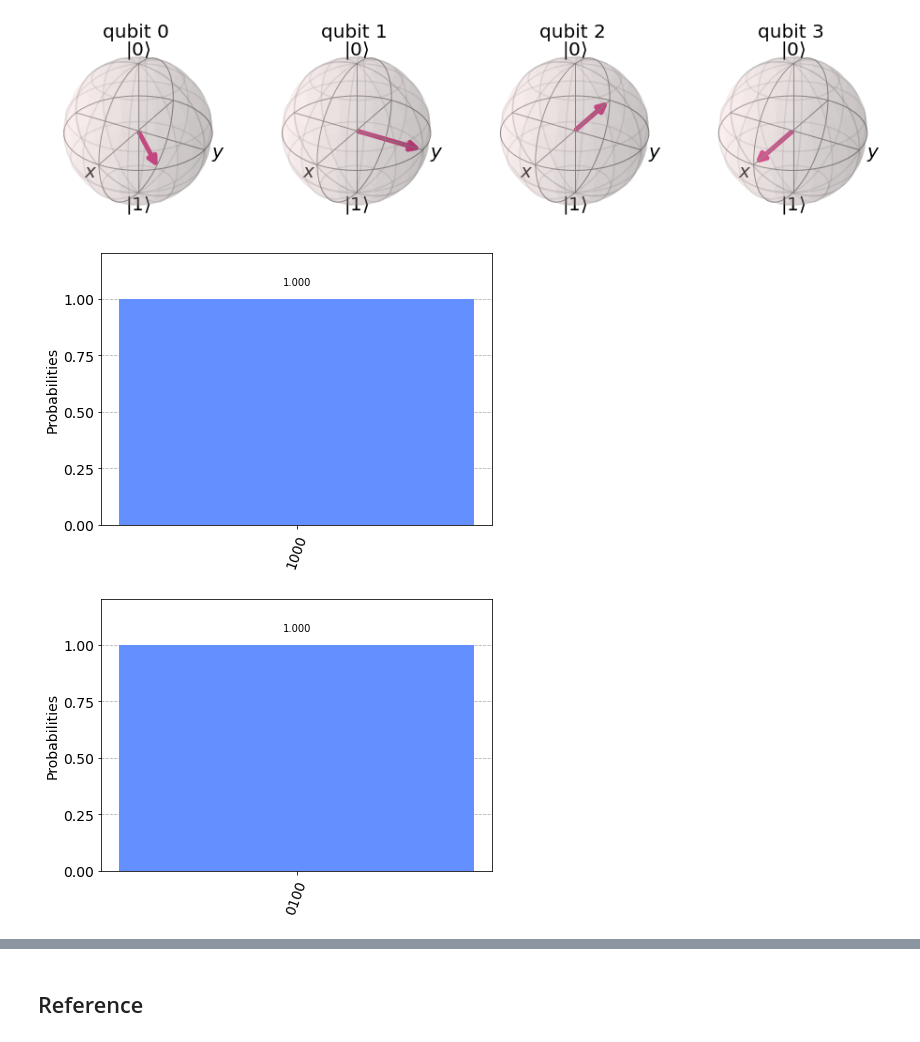
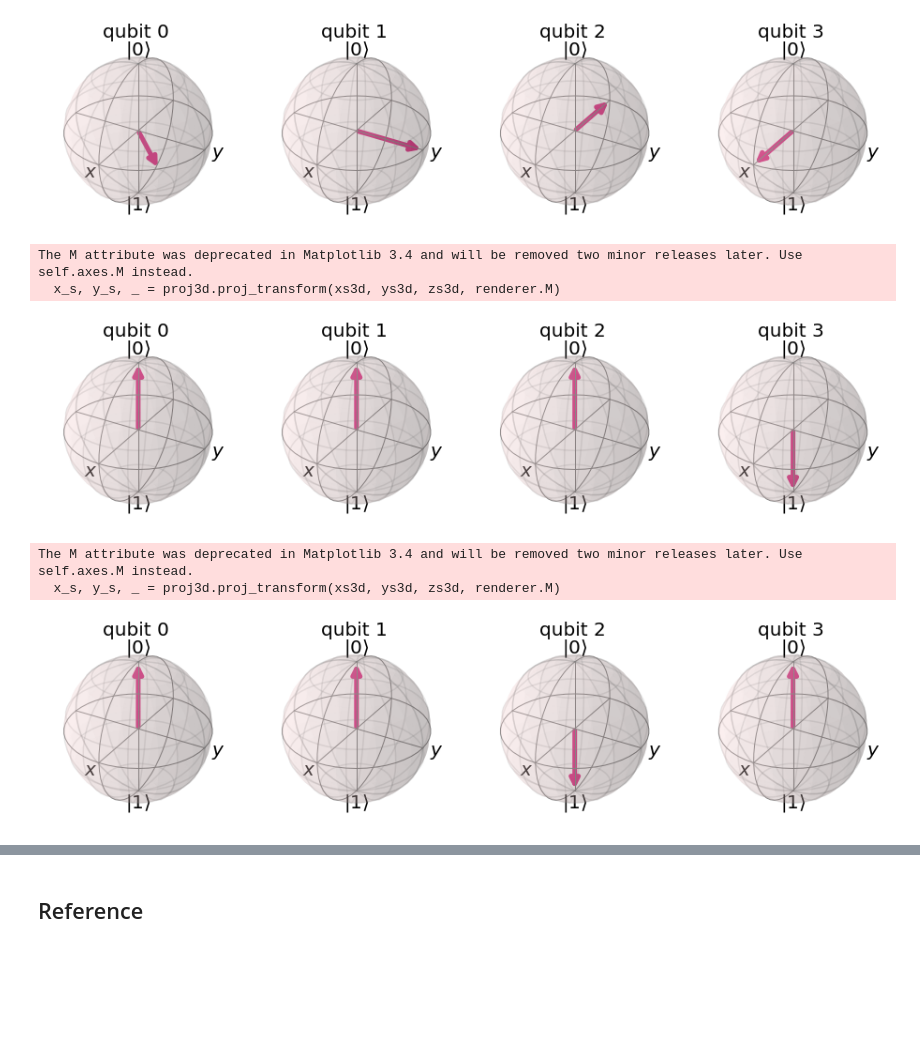
Before and after one commit to yuanchiachang/CommLab, a Jupyter notebook: Lab3/src/Q3.ipynb, the cells around one changed output, grey strips where cells are left out. Saved outputs shown, nothing was run; the diff lists cells and outputs as text; code cells hidden in the pictures; blank space fills up the shorter version.

```diff
--- a/Lab3/src/Q3.ipynb
+++ b/Lab3/src/Q3.ipynb
@@ -68,26 +68,26 @@ The M attribute was deprecated in Matplotlib 3.4 and will be removed two minor r
 # %%
 x = QuantumRegister(4)
 c = ClassicalRegister(4)
 qc = QuantumCircuit(x,c)
 qc.h(x)
 qc.rz(pi,0)
 # Don't forget the Swaps!
 for qubit in range(2):
     qc.swap(qubit, 3-qubit)
 for j in range(4):
     for m in range(j):
         qc.cu1(-np.pi/float(2**(j-m)), m, j)
     qc.h(j)
 qc.name = "QFT"
-qc.measure(x,c)
-aer_sim = Aer.get_backend('aer_simulator')
-transpiled_qc = transpile(qc, aer_sim)
-qobj = assemble(transpiled_qc)
-results = aer_sim.run(qobj).result()
-counts = results.get_counts()
-plot_histogram(counts)
+sim = Aer.get_backend("aer_simulator")
+qc_init = qc.copy()
+qc_init.save_statevector()
+statevector = sim.run(qc_init).result().get_statevector()
+plot_bloch_multivector(statevector)
 # %% [output]
+The M attribute was deprecated in Matplotlib 3.4 and will be removed two minor releases later. Use self.axes.M instead.
+  x_s, y_s, _ = proj3d.proj_transform(xs3d, ys3d, zs3d, renderer.M)
-[figure, old version]
+[figure, new version]
 # %%
 x = QuantumRegister(4)
 c = ClassicalRegister(4)
@@ -103,15 +103,15 @@ for j in range(4):
         qc.cu1(-np.pi/float(2**(j-m)), m, j)
     qc.h(j)
 qc.name = "QFT"
-qc.measure(x,c)
-aer_sim = Aer.get_backend('aer_simulator')
-transpiled_qc = transpile(qc, aer_sim)
-qobj = assemble(transpiled_qc)
-results = aer_sim.run(qobj).result()
-counts = results.get_counts()
-plot_histogram(counts)
+sim = Aer.get_backend("aer_simulator")
+qc_init = qc.copy()
+qc_init.save_statevector()
+statevector = sim.run(qc_init).result().get_statevector()
+plot_bloch_multivector(statevector)
 # %% [output]
+The M attribute was deprecated in Matplotlib 3.4 and will be removed two minor releases later. Use self.axes.M instead.
+  x_s, y_s, _ = proj3d.proj_transform(xs3d, ys3d, zs3d, renderer.M)
-[figure, old version]
+[figure, new version]
 # %%
 x = QuantumRegister(4)
 c = ClassicalRegister(4)
```
Also changed, not shown: parts of 2 cells of this notebook, 3 other files.
